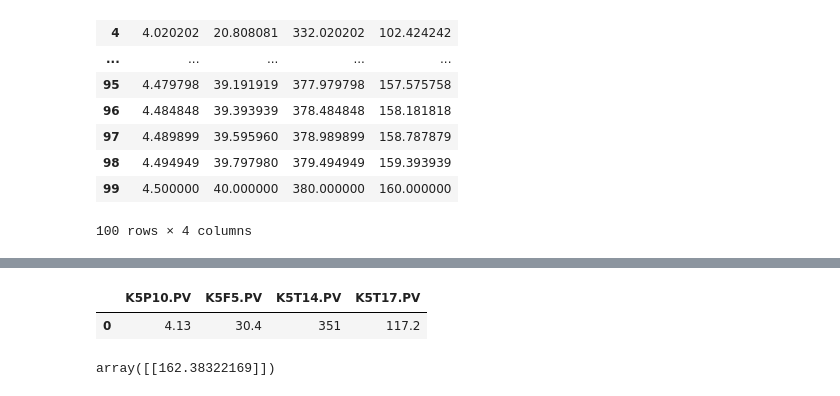
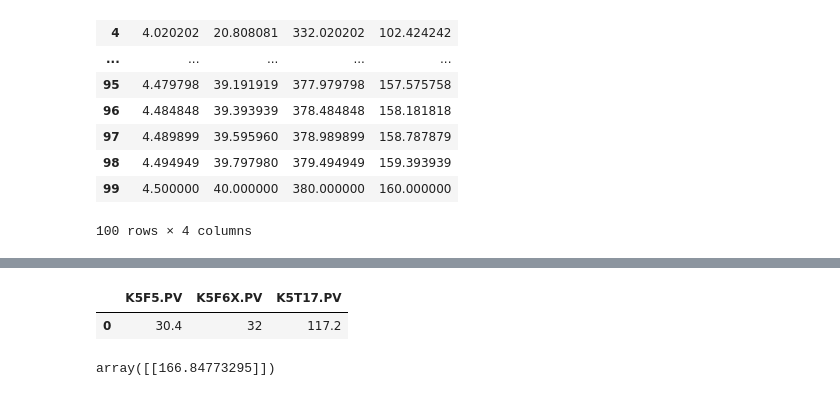
Before and after one commit to Graf35/energy-simulator, a Jupyter notebook: models/training_script/K5T6.ipynb, the cells around one changed output, grey strips where cells are left out. Saved outputs shown, nothing was run; the diff lists cells and outputs as text; code cells hidden in the pictures.

```diff
--- a/models/training_script/K5T6.ipynb
+++ b/models/training_script/K5T6.ipynb
@@ -235,13 +229,13 @@ pickle.dump(clf, open(filename, 'wb'))
 # %%
 loaded_model = pickle.load(open("../model/K5T6.sav", 'rb'))
 # %%
-task2 = {'K5P10.PV':[4.13],'K5F5.PV': [30.4],"K5T14.PV":[351], "K5T17.PV":[117.2]}
+task2 = {'K5F5.PV': [30.4],"K5F6X.PV":[32], "K5T17.PV":[117.2]}
 df2 = pd.DataFrame(data=task2)
 df2
 # %% [output]
-|  | K5P10.PV | K5F5.PV | K5T14.PV | K5T17.PV |
-| 0 | 4.13 | 30.4 | 351 | 117.2 |
+|  | K5F5.PV | K5F6X.PV | K5T17.PV |
+| 0 | 30.4 | 32 | 117.2 |
 # %%
 loaded_model.predict(df2)
 # %% [output]
-array([[162.38322169]])
+array([[166.84773295]])
```
Also changed, not shown: parts of 5 cells of this notebook, 7 other files.
